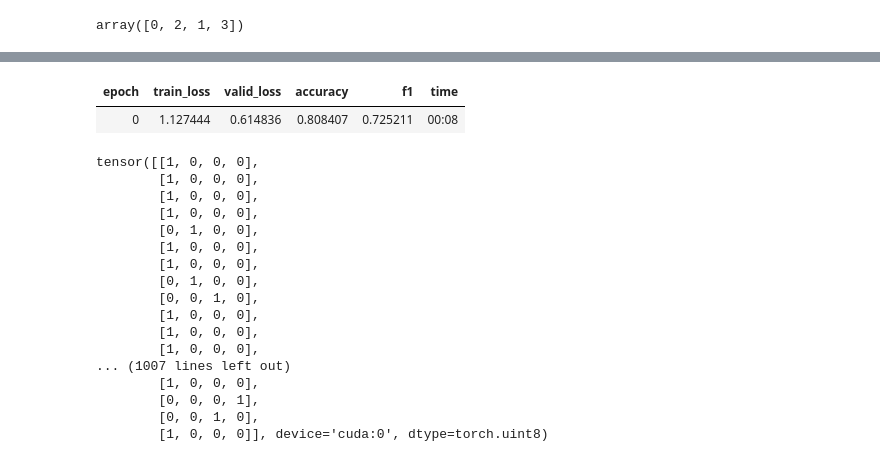
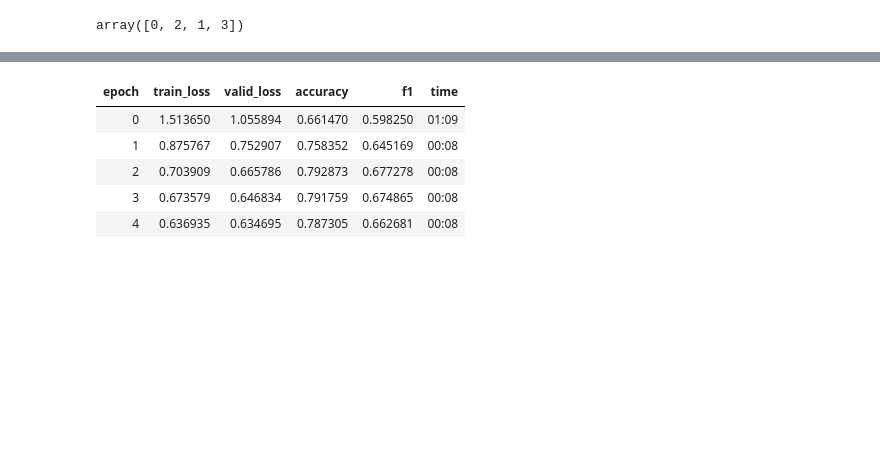
Before and after one commit to wwymak/spacenet-buildings, a Jupyter notebook: xview2/damage classification.ipynb, the cells around one changed output, grey strips where cells are left out. Cells and saved outputs as stored; diff of their text form; code cells hidden in the pictures; blank space fills up the shorter version.

```diff
--- a/xview2/damage classification.ipynb
+++ b/xview2/damage classification.ipynb
@@ -204,22 +194,9 @@ learn = cnn_learner(data,models.resnet50, metrics=[accuracy, f1] )
 # %%
-learn.fit_one_cycle(1, max_lr=1e-3)
+learn.fit_one_cycle(5, max_lr=1e-3)
 # %% [output]
 | epoch | train_loss | valid_loss | accuracy | f1 | time |
-| 0 | 1.127444 | 0.614836 | 0.808407 | 0.725211 | 00:08 |
+| 0 | 1.513650 | 1.055894 | 0.661470 | 0.598250 | 01:09 |
+| 1 | 0.875767 | 0.752907 | 0.758352 | 0.645169 | 00:08 |
+| 2 | 0.703909 | 0.665786 | 0.792873 | 0.677278 | 00:08 |
+| 3 | 0.673579 | 0.646834 | 0.791759 | 0.674865 | 00:08 |
+| 4 | 0.636935 | 0.634695 | 0.787305 | 0.662681 | 00:08 |
-tensor([[1, 0, 0, 0],
-        [1, 0, 0, 0],
-        [1, 0, 0, 0],
-        [1, 0, 0, 0],
-        [0, 1, 0, 0],
-        [1, 0, 0, 0],
-        [1, 0, 0, 0],
-        [0, 1, 0, 0],
-        [0, 0, 1, 0],
-        [1, 0, 0, 0],
-        [1, 0, 0, 0],
-        [1, 0, 0, 0],
-... (1007 lines left out)
-        [1, 0, 0, 0],
-        [0, 0, 0, 1],
-        [0, 0, 1, 0],
-        [1, 0, 0, 0]], device='cuda:0', dtype=torch.uint8)
```
Also changed, not shown: parts of 19 cells of this notebook.
